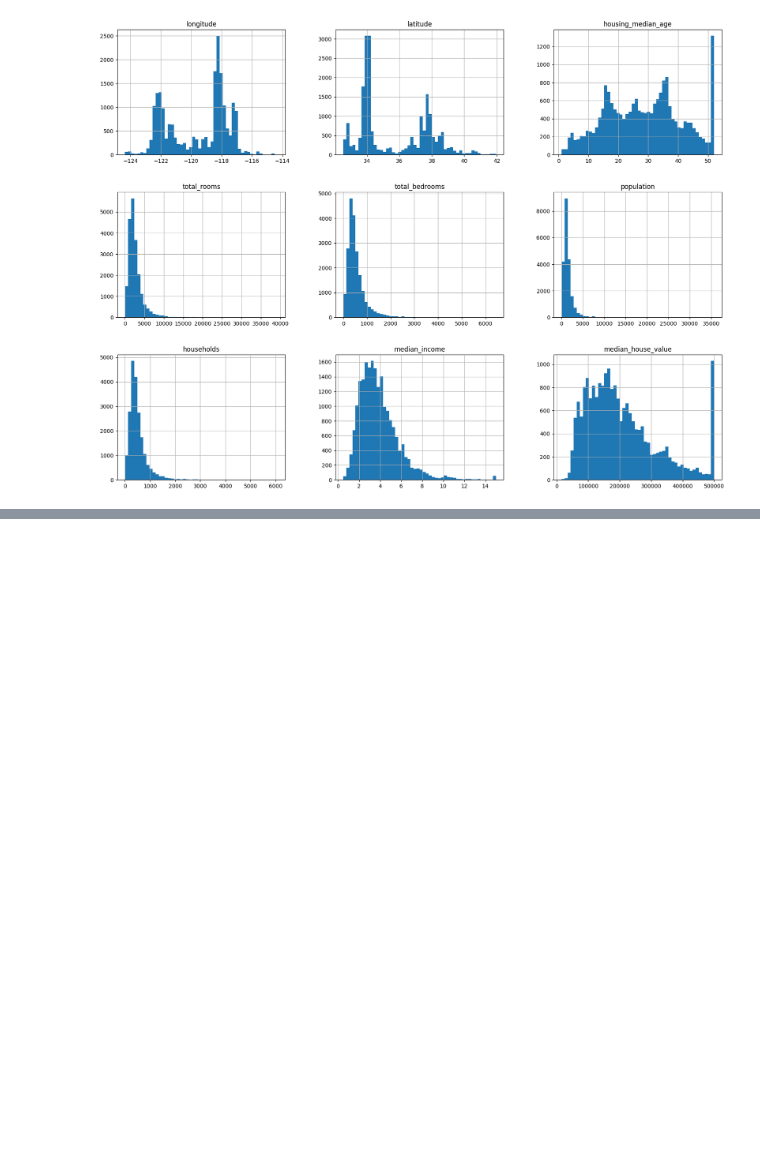
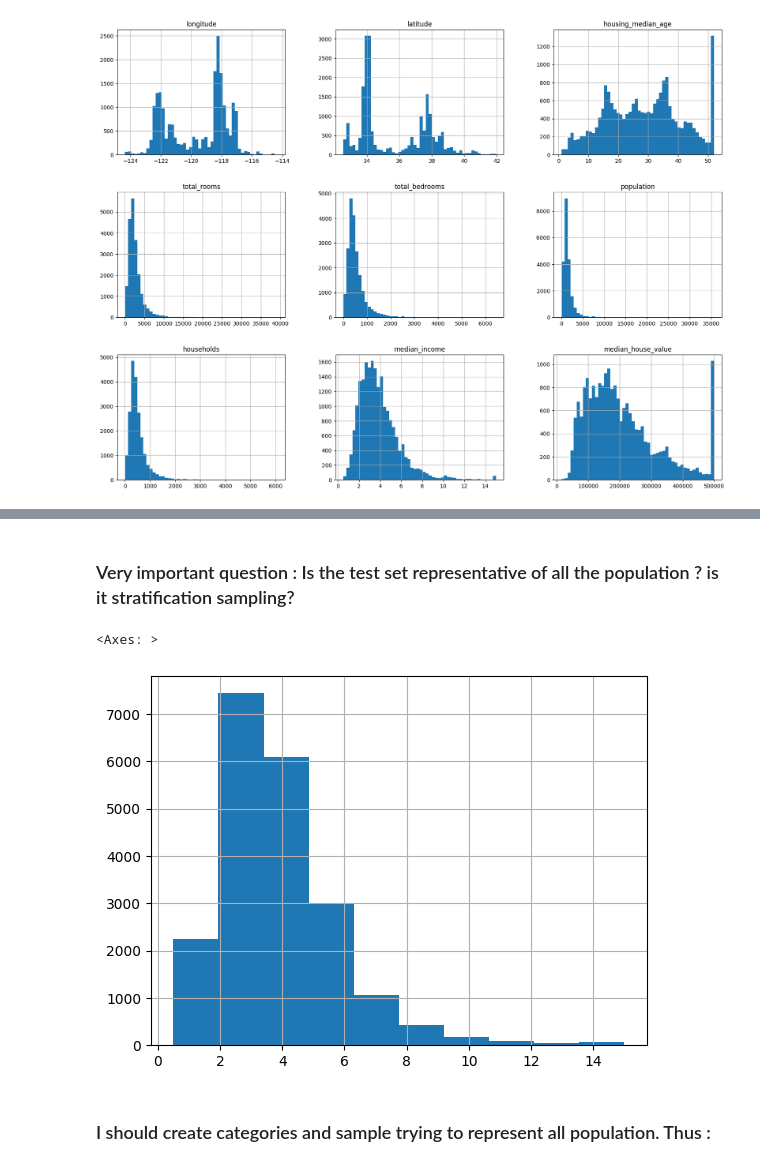
Before and after one commit to victorhrls/Housing, a Jupyter notebook: housing.ipynb, the cells around one changed output, grey strips where cells are left out. Cells and saved outputs as stored; diff of their text form; code cells hidden in the pictures; blank space fills up the shorter version.

Commit message:
Test_set

```diff
--- a/housing.ipynb
+++ b/housing.ipynb
@@ -97,0 +167,9 @@ plt.show()
+# %% [markdown]
+### Very important question : Is the test set representative of all the population ? is it stratification sampling?
+# %%
+housing['median_income'].hist()
+# %% [output]
+<Axes: >
+[figure, added]
+# %% [markdown]
+### I should create categories and sample trying to represent all population. Thus :
```
Also changed, not shown: parts of 25 cells of this notebook.
